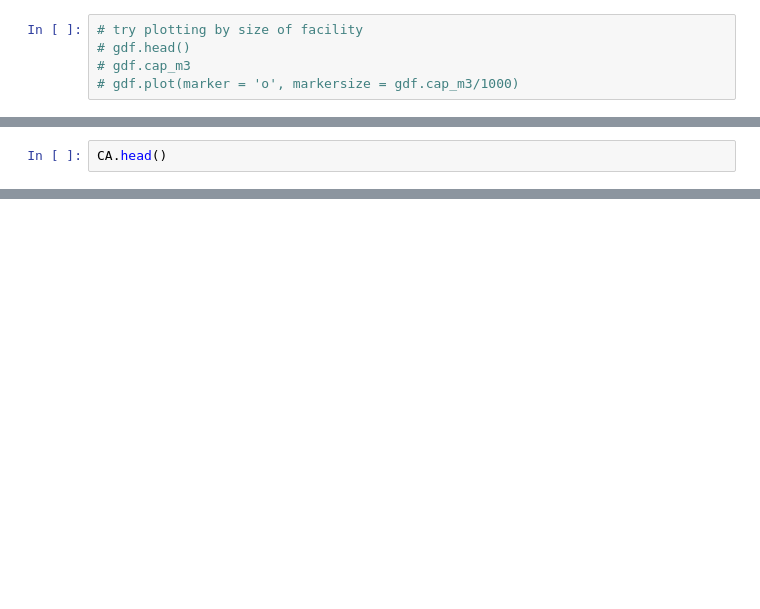
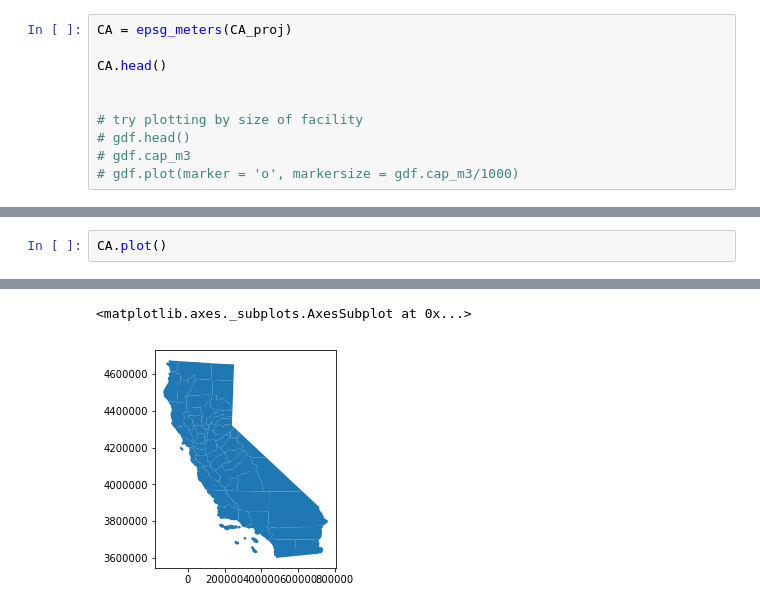
Before and after one commit to anayahall/grapevine, a Jupyter notebook: scripts/plot_and_buffers.ipynb, the cells around one changed output, grey strips where cells are left out. Drawn from its saved outputs; the diff is of its cells as text; blank space fills up the shorter version.

```diff
--- a/scripts/plot_and_buffers.ipynb
+++ b/scripts/plot_and_buffers.ipynb
@@ -26,4 +35,9 @@ print(CA.crs)
 # %%
+CA = epsg_meters(CA_proj)
+
+CA.head()
+
+
 # try plotting by size of facility
 # gdf.head()
 # gdf.cap_m3
@@ -41,3 +73,3 @@ swis gdf crs:  {'init': 'epsg:4326'}
 # %%
-CA.head()
+CA.plot()
 # %% [output]
@@ -50 +76,3 @@ CA.head()
+<matplotlib.axes._subplots.AxesSubplot at 0x...>
+[figure, added]
 # %%
```
Also changed, not shown: parts of 9 cells of this notebook, 9 other files.
